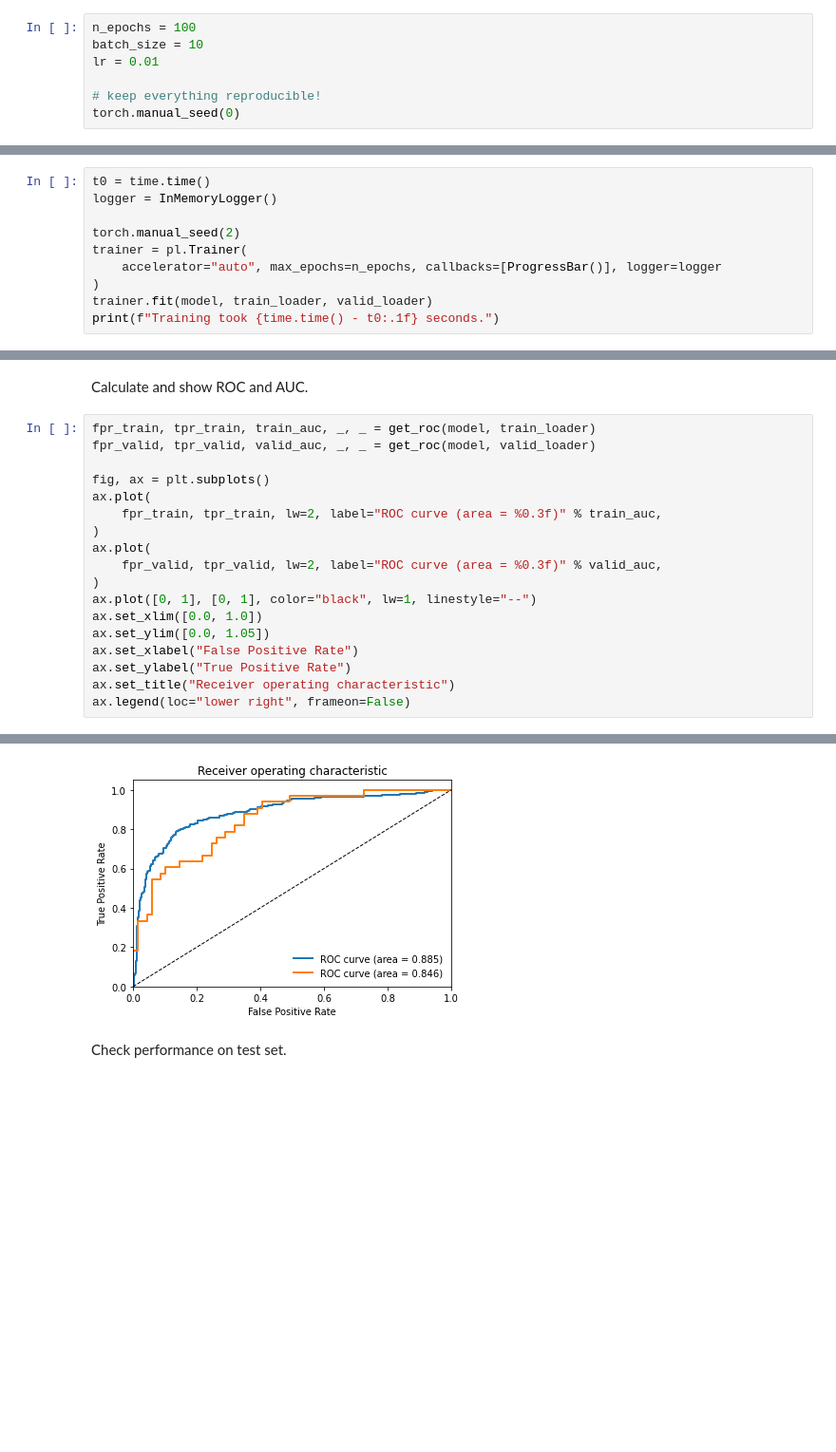
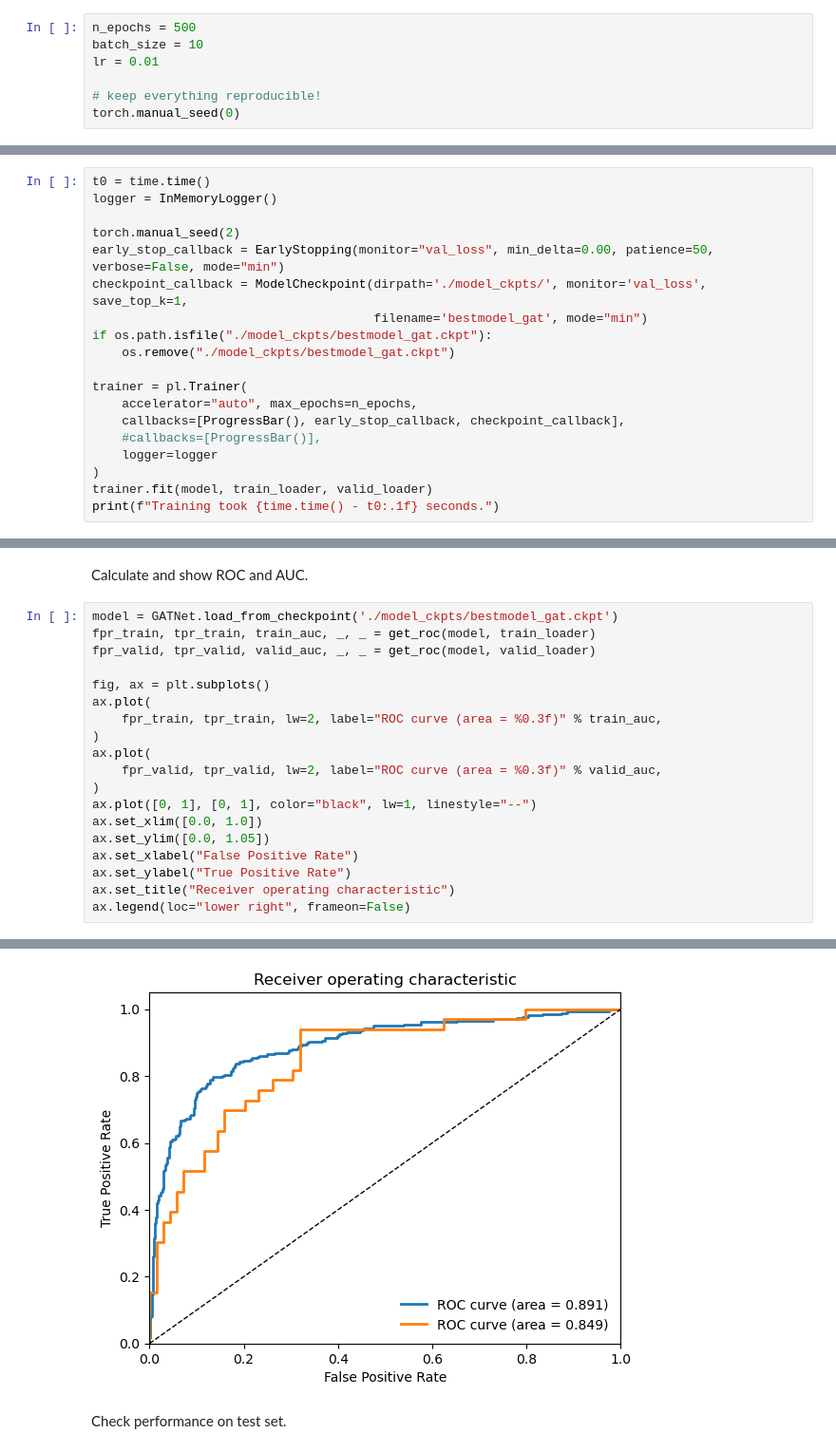
Before and after one commit to zhanglab-aim/cancer-net, a Jupyter notebook: demos/prostate_gnn.ipynb, the cells around one changed output, grey strips where cells are left out. Shown at 95% size. Cells and saved outputs as stored; diff of their text form; blank space fills up the shorter version.

Commit message:
gnn and metalayer using earlystop and model ckpt

```diff
--- a/demos/prostate_gnn.ipynb
+++ b/demos/prostate_gnn.ipynb
@@ -59,7 +61,7 @@ dataset.test_idx[0:10]
 # %% [markdown]
 Set up hyperparameters and random seed.
 # %%
-n_epochs = 100
+n_epochs = 500
 batch_size = 10
 lr = 0.01
 
@@ -92,8 +94,17 @@ t0 = time.time()
 logger = InMemoryLogger()
 
 torch.manual_seed(2)
+early_stop_callback = EarlyStopping(monitor="val_loss", min_delta=0.00, patience=50, verbose=False, mode="min")
+checkpoint_callback = ModelCheckpoint(dirpath='./model_ckpts/', monitor='val_loss', save_top_k=1,
+                                      filename='bestmodel_gat', mode="min")
+if os.path.isfile("./model_ckpts/bestmodel_gat.ckpt"):
+    os.remove("./model_ckpts/bestmodel_gat.ckpt")
+
 trainer = pl.Trainer(
-    accelerator="auto", max_epochs=n_epochs, callbacks=[ProgressBar()], logger=logger
+    accelerator="auto", max_epochs=n_epochs,
+    callbacks=[ProgressBar(), early_stop_callback, checkpoint_callback],
+    #callbacks=[ProgressBar()],
+    logger=logger
 )
 trainer.fit(model, train_loader, valid_loader)
 print(f"Training took {time.time() - t0:.1f} seconds.")
@@ -133,26 +144,27 @@ ax2.grid()
 # %% [markdown]
 Calculate and show ROC and AUC.
 # %%
+model = GATNet.load_from_checkpoint('./model_ckpts/bestmodel_gat.ckpt')
 fpr_train, tpr_train, train_auc, _, _ = get_roc(model, train_loader)
 fpr_valid, tpr_valid, valid_auc, _, _ = get_roc(model, valid_loader)
 
 fig, ax = plt.subplots()
 ax.plot(
     fpr_train, tpr_train, lw=2, label="ROC curve (area = %0.3f)" % train_auc,
 )
 ax.plot(
     fpr_valid, tpr_valid, lw=2, label="ROC curve (area = %0.3f)" % valid_auc,
 )
 ax.plot([0, 1], [0, 1], color="black", lw=1, linestyle="--")
 ax.set_xlim([0.0, 1.0])
 ax.set_ylim([0.0, 1.05])
 ax.set_xlabel("False Positive Rate")
 ax.set_ylabel("True Positive Rate")
 ax.set_title("Receiver operating characteristic")
 ax.legend(loc="lower right", frameon=False)
 # %% [output]
 <matplotlib.legend.Legend at 0x...>
-[figure, old version]
+[figure, new version]
 # %% [markdown]
 Check performance on test set.
 # %%
```
Also changed, not shown: parts of 5 cells of this notebook, 1 other file.
